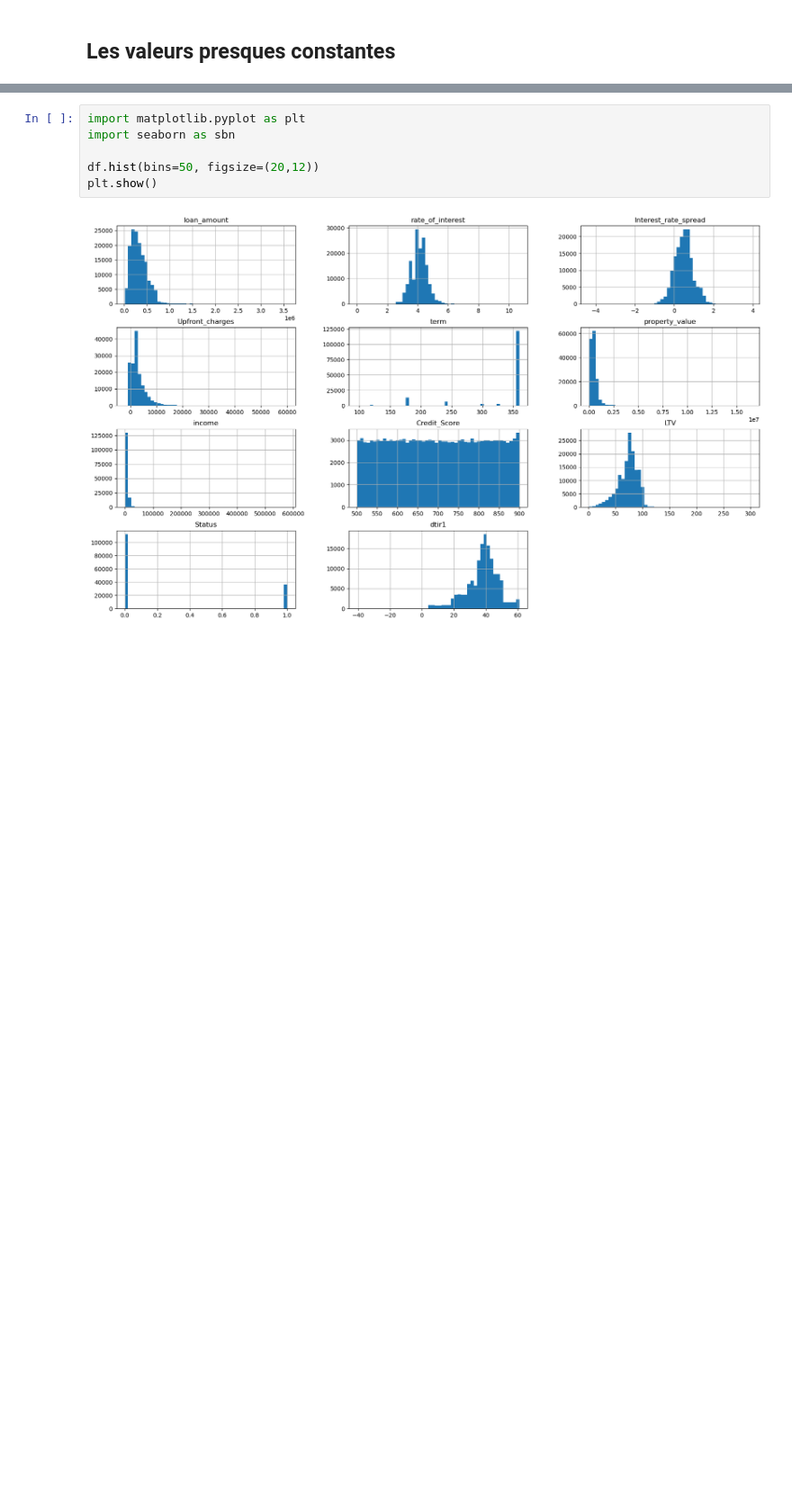
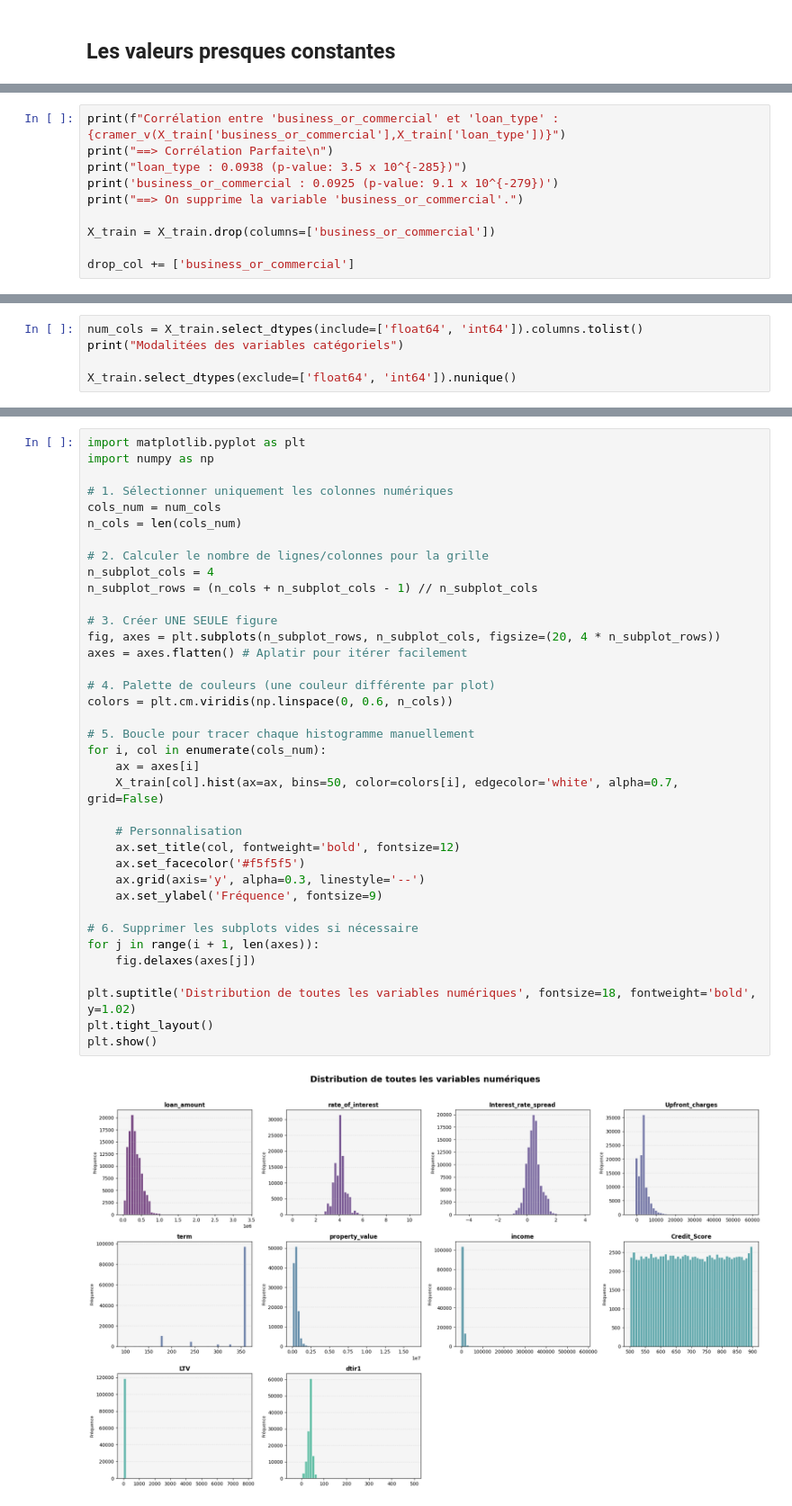
Before and after one commit to Wissem-Sahli-Engineer/CreditGuard-ML-Scoring, a Jupyter notebook: main.ipynb, the cells around one changed output, grey strips where cells are left out. Shown at 90% size. Drawn from its saved outputs; the diff is of its cells as text; blank space fills up the shorter version.

```diff
--- a/main.ipynb
+++ b/main.ipynb
@@ -262,0 +470,10 @@ Name: count, dtype: int64
+# %%
+print(f"Corrélation entre 'business_or_commercial' et 'loan_type' : {cramer_v(X_train['business_or_commercial'],X_train['loan_type'])}")
+print("==> Corrélation Parfaite\n")
+print("loan_type : 0.0938 (p-value: 3.5 x 10^{-285})")
+print('business_or_commercial : 0.0925 (p-value: 9.1 x 10^{-279})')
+print("==> On supprime la variable 'business_or_commercial'.")
+
+X_train = X_train.drop(columns=['business_or_commercial'])
+
+drop_col += ['business_or_commercial']
@@ -262,0 +537,5 @@ Name: count, dtype: int64
+# %%
+num_cols = X_train.select_dtypes(include=['float64', 'int64']).columns.tolist()
+print("Modalitées des variables catégoriels")
+
+X_train.select_dtypes(exclude=['float64', 'int64']).nunique()
@@ -263,8 +597,39 @@ Name: count, dtype: int64
 # %%
 import matplotlib.pyplot as plt
-import seaborn as sbn
+import numpy as np
 
-df.hist(bins=50, figsize=(20,12))
+# 1. Sélectionner uniquement les colonnes numériques
+cols_num = num_cols
+n_cols = len(cols_num)
+
+# 2. Calculer le nombre de lignes/colonnes pour la grille
+n_subplot_cols = 4
+n_subplot_rows = (n_cols + n_subplot_cols - 1) // n_subplot_cols
+
+# 3. Créer UNE SEULE figure
+fig, axes = plt.subplots(n_subplot_rows, n_subplot_cols, figsize=(20, 4 * n_subplot_rows))
+axes = axes.flatten() # Aplatir pour itérer facilement
+
+# 4. Palette de couleurs (une couleur différente par plot)
+colors = plt.cm.viridis(np.linspace(0, 0.6, n_cols))
+
+# 5. Boucle pour tracer chaque histogramme manuellement
+for i, col in enumerate(cols_num):
+    ax = axes[i]
+    X_train[col].hist(ax=ax, bins=50, color=colors[i], edgecolor='white', alpha=0.7, grid=False)
+
+    # Personnalisation
+    ax.set_title(col, fontweight='bold', fontsize=12)
+    ax.set_facecolor('#f5f5f5')
+    ax.grid(axis='y', alpha=0.3, linestyle='--')
+    ax.set_ylabel('Fréquence', fontsize=9)
+
+# 6. Supprimer les subplots vides si nécessaire
+for j in range(i + 1, len(axes)):
+    fig.delaxes(axes[j])
+
+plt.suptitle('Distribution de toutes les variables numériques', fontsize=18, fontweight='bold', y=1.02)
+plt.tight_layout()
 plt.show()
 # %% [output]
-[figure, old version]
+[figure, new version]
```
Also changed, not shown: parts of 44 cells of this notebook, 2 other files.
